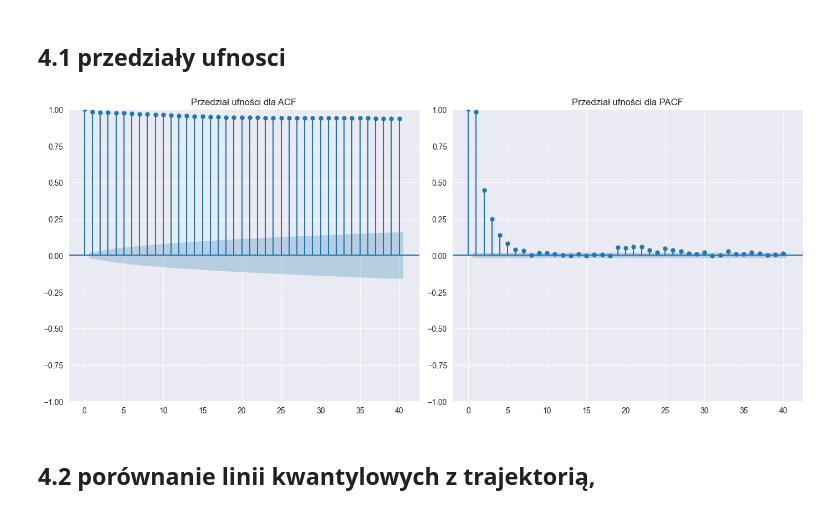
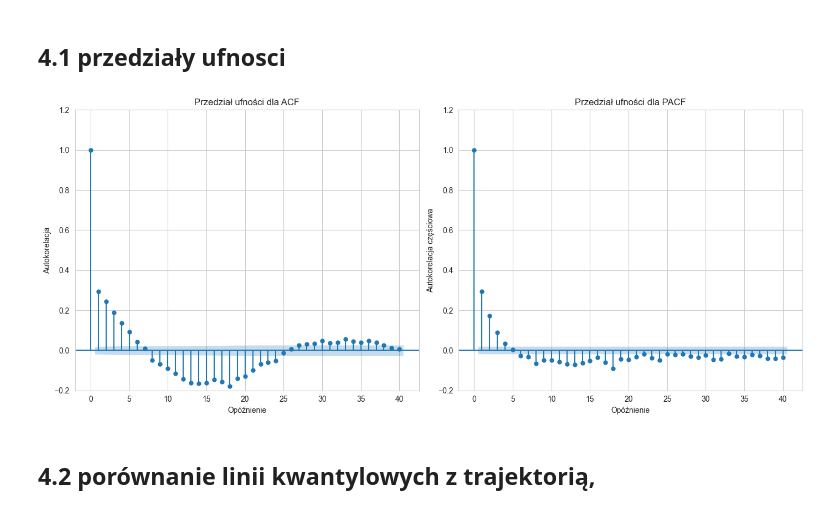
Before and after one commit to AmeliaBieda/Egg_Sales, a Jupyter notebook: raport.ipynb, the cells around one changed output. Cells and saved outputs as stored; diff of their text form; code cells hidden in the pictures.

```diff
--- a/raport.ipynb
+++ b/raport.ipynb
@@ -422,19 +422,26 @@ ValueError: "mle" is not a valid estimator.
 # %%
 
 fig, axes = plt.subplots(1, 2, figsize=(14, 6))
 
 # Wykres ACF
-plot_acf(data['Egg Sales'], lags=40, alpha=0.05, ax=axes[0])
+plot_acf(residual, lags=40, alpha=0.05, ax=axes[0])
 axes[0].set_title('Przedział ufności dla ACF')
+axes[0].set_xlabel('Opóźnienie')  # Tytuł osi X
+axes[0].set_ylabel('Autokorelacja')  # Tytuł osi Y
+axes[0].set_ylim(-0.2,1.2)
+# Wykres PACF
+plot_pacf(residual, lags=40, alpha=0.05, ax=axes[1])
+axes[1].set_title('Przedział ufności dla PACF')
+axes[1].set_xlabel('Opóźnienie')  # Tytuł osi X
+axes[1].set_ylabel('Autokorelacja częściowa')  # Tytuł osi Y
+axes[1].set_ylim(-0.2,1.2)
+# Dostosowanie układu
+plt.tight_layout()
 
-# Wykres PACF
-plot_pacf(data['Egg Sales'], lags=40, alpha=0.05, ax=axes[1])
-axes[1].set_title('Przedział ufności dla PACF')
-
-plt.tight_layout()
+# Wyświetlenie wykresu
 plt.show()
 # %% [output]
-[figure, old version]
+[figure, new version]
 # %% [markdown]
 ## 4.2 porównanie linii kwantylowych z trajektorią,
 # %%
```
Also changed, not shown: parts of 8 cells of this notebook.
